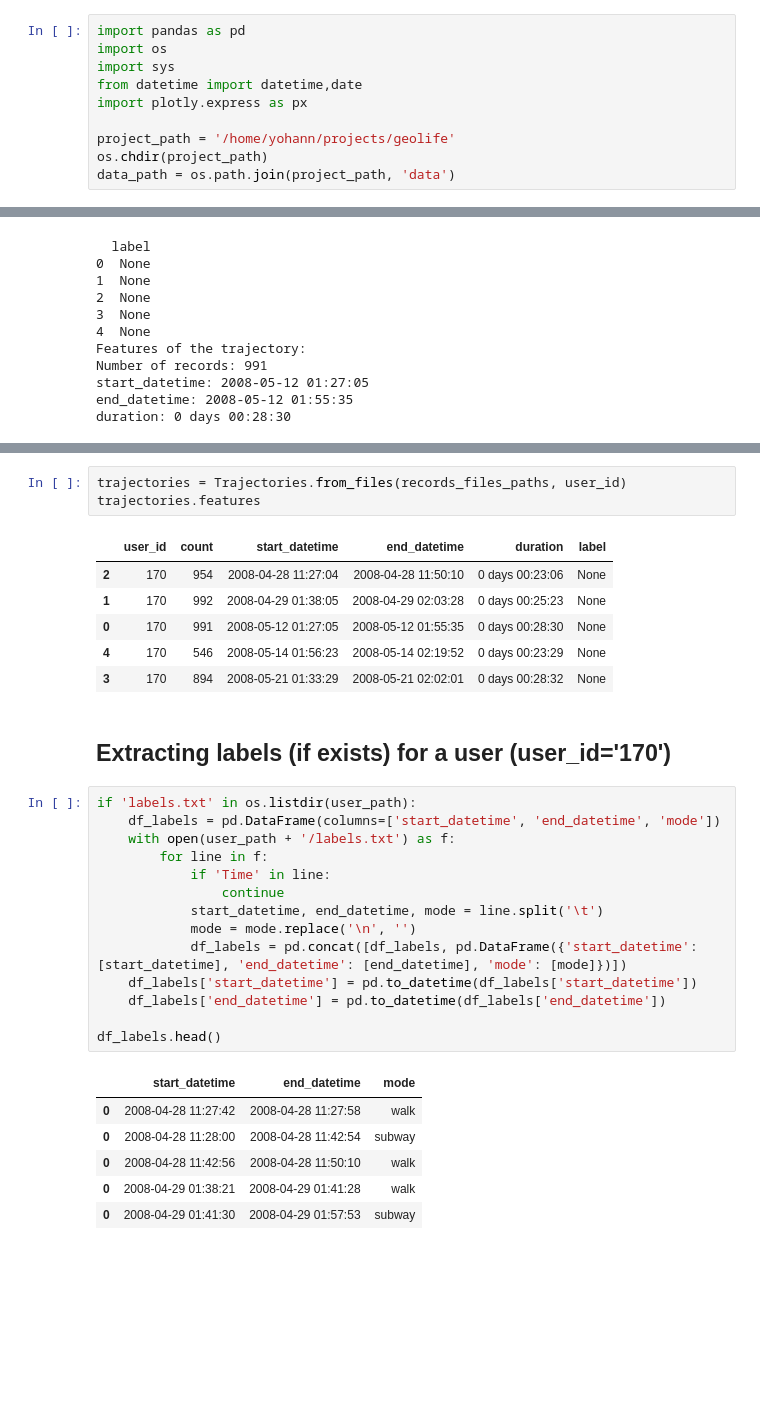
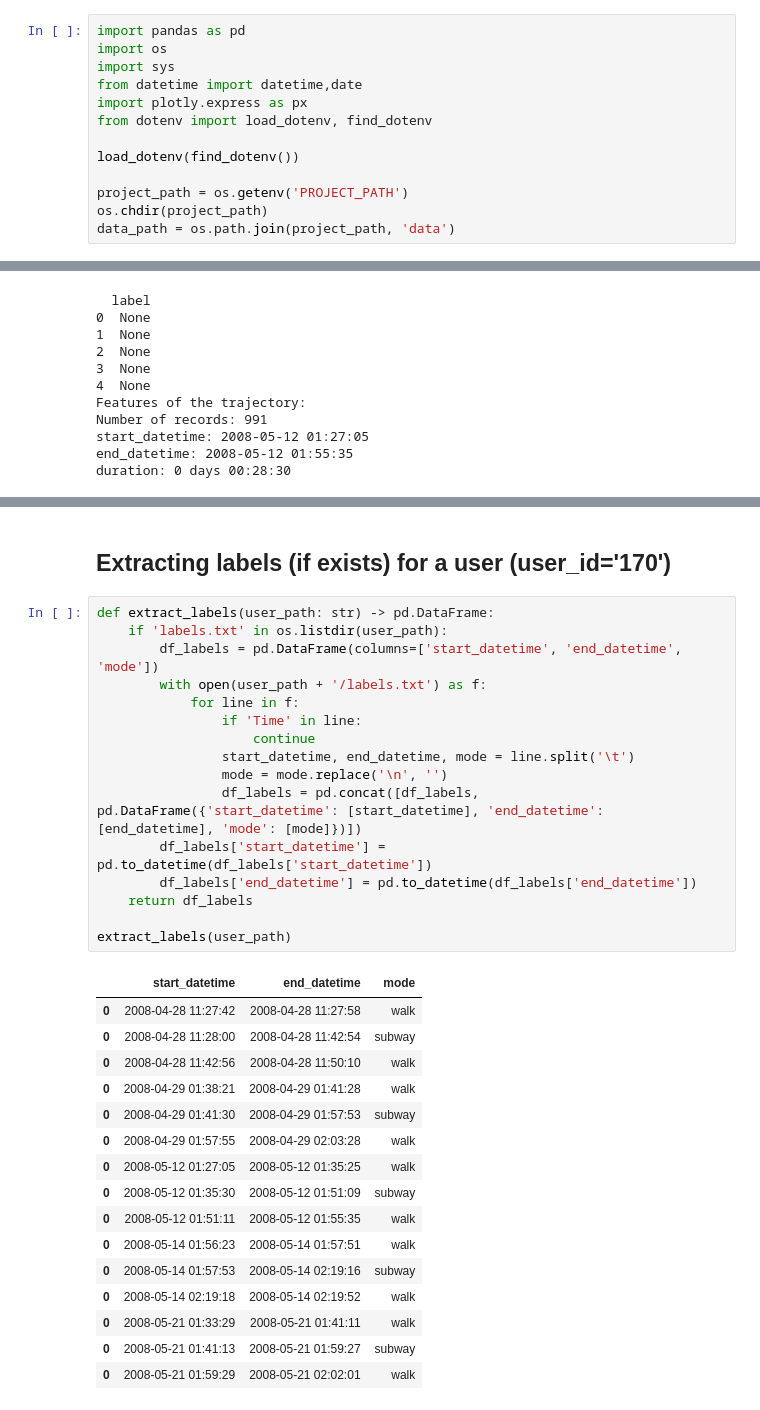
Before and after one commit to yzpt/geolife, a Jupyter notebook: notebooks/1.0_data_extraction.ipynb, the cells around one changed output, grey strips where cells are left out. Saved outputs shown, nothing was run; the diff lists cells and outputs as text; blank space fills up the shorter version.

```diff
--- a/notebooks/1.0_data_extraction.ipynb
+++ b/notebooks/1.0_data_extraction.ipynb
@@ -6,8 +6,11 @@ import os
 import sys
 from datetime import datetime,date
 import plotly.express as px
+from dotenv import load_dotenv, find_dotenv
 
-project_path = '/home/yohann/projects/geolife'
+load_dotenv(find_dotenv())
+
+project_path = os.getenv('PROJECT_PATH')
 os.chdir(project_path)
 data_path = os.path.join(project_path, 'data')
 # %%
@@ -177,33 +74,35 @@ class Trajectories:
-# %%
-trajectories = Trajectories.from_files(records_files_paths, user_id)
-trajectories.features
-# %% [output]
-|  | user_id | count | start_datetime | end_datetime | duration | label |
-| 2 | 170 | 954 | 2008-04-28 11:27:04 | 2008-04-28 11:50:10 | 0 days 00:23:06 | None |
-| 1 | 170 | 992 | 2008-04-29 01:38:05 | 2008-04-29 02:03:28 | 0 days 00:25:23 | None |
-| 0 | 170 | 991 | 2008-05-12 01:27:05 | 2008-05-12 01:55:35 | 0 days 00:28:30 | None |
-| 4 | 170 | 546 | 2008-05-14 01:56:23 | 2008-05-14 02:19:52 | 0 days 00:23:29 | None |
-| 3 | 170 | 894 | 2008-05-21 01:33:29 | 2008-05-21 02:02:01 | 0 days 00:28:32 | None |
 # %% [markdown]
 ## Extracting labels (if exists) for a user (user_id='170')
 # %%
-if 'labels.txt' in os.listdir(user_path):
-    df_labels = pd.DataFrame(columns=['start_datetime', 'end_datetime', 'mode'])
-    with open(user_path + '/labels.txt') as f:
-        for line in f:
-            if 'Time' in line:
-                continue
-            start_datetime, end_datetime, mode = line.split('\t')
-            mode = mode.replace('\n', '')
-            df_labels = pd.concat([df_labels, pd.DataFrame({'start_datetime': [start_datetime], 'end_datetime': [end_datetime], 'mode': [mode]})])
-    df_labels['start_datetime'] = pd.to_datetime(df_labels['start_datetime'])
-    df_labels['end_datetime'] = pd.to_datetime(df_labels['end_datetime'])
+def extract_labels(user_path: str) -> pd.DataFrame:
+    if 'labels.txt' in os.listdir(user_path):
+        df_labels = pd.DataFrame(columns=['start_datetime', 'end_datetime', 'mode'])
+        with open(user_path + '/labels.txt') as f:
+            for line in f:
+                if 'Time' in line:
+                    continue
+                start_datetime, end_datetime, mode = line.split('\t')
+                mode = mode.replace('\n', '')
+                df_labels = pd.concat([df_labels, pd.DataFrame({'start_datetime': [start_datetime], 'end_datetime': [end_datetime], 'mode': [mode]})])
+        df_labels['start_datetime'] = pd.to_datetime(df_labels['start_datetime'])
+        df_labels['end_datetime'] = pd.to_datetime(df_labels['end_datetime'])
+    return df_labels
 
-df_labels.head()
+extract_labels(user_path)
 # %% [output]
 |  | start_datetime | end_datetime | mode |
 | 0 | 2008-04-28 11:27:42 | 2008-04-28 11:27:58 | walk |
 | 0 | 2008-04-28 11:28:00 | 2008-04-28 11:42:54 | subway |
 | 0 | 2008-04-28 11:42:56 | 2008-04-28 11:50:10 | walk |
 | 0 | 2008-04-29 01:38:21 | 2008-04-29 01:41:28 | walk |
 | 0 | 2008-04-29 01:41:30 | 2008-04-29 01:57:53 | subway |
+| 0 | 2008-04-29 01:57:55 | 2008-04-29 02:03:28 | walk |
+| 0 | 2008-05-12 01:27:05 | 2008-05-12 01:35:25 | walk |
+| 0 | 2008-05-12 01:35:30 | 2008-05-12 01:51:09 | subway |
+| 0 | 2008-05-12 01:51:11 | 2008-05-12 01:55:35 | walk |
+| 0 | 2008-05-14 01:56:23 | 2008-05-14 01:57:51 | walk |
+| 0 | 2008-05-14 01:57:53 | 2008-05-14 02:19:16 | subway |
+| 0 | 2008-05-14 02:19:18 | 2008-05-14 02:19:52 | walk |
+| 0 | 2008-05-21 01:33:29 | 2008-05-21 01:41:11 | walk |
+| 0 | 2008-05-21 01:41:13 | 2008-05-21 01:59:27 | subway |
+| 0 | 2008-05-21 01:59:29 | 2008-05-21 02:02:01 | walk |
```
Also changed, not shown: parts of 19 cells of this notebook, 3 other files.
